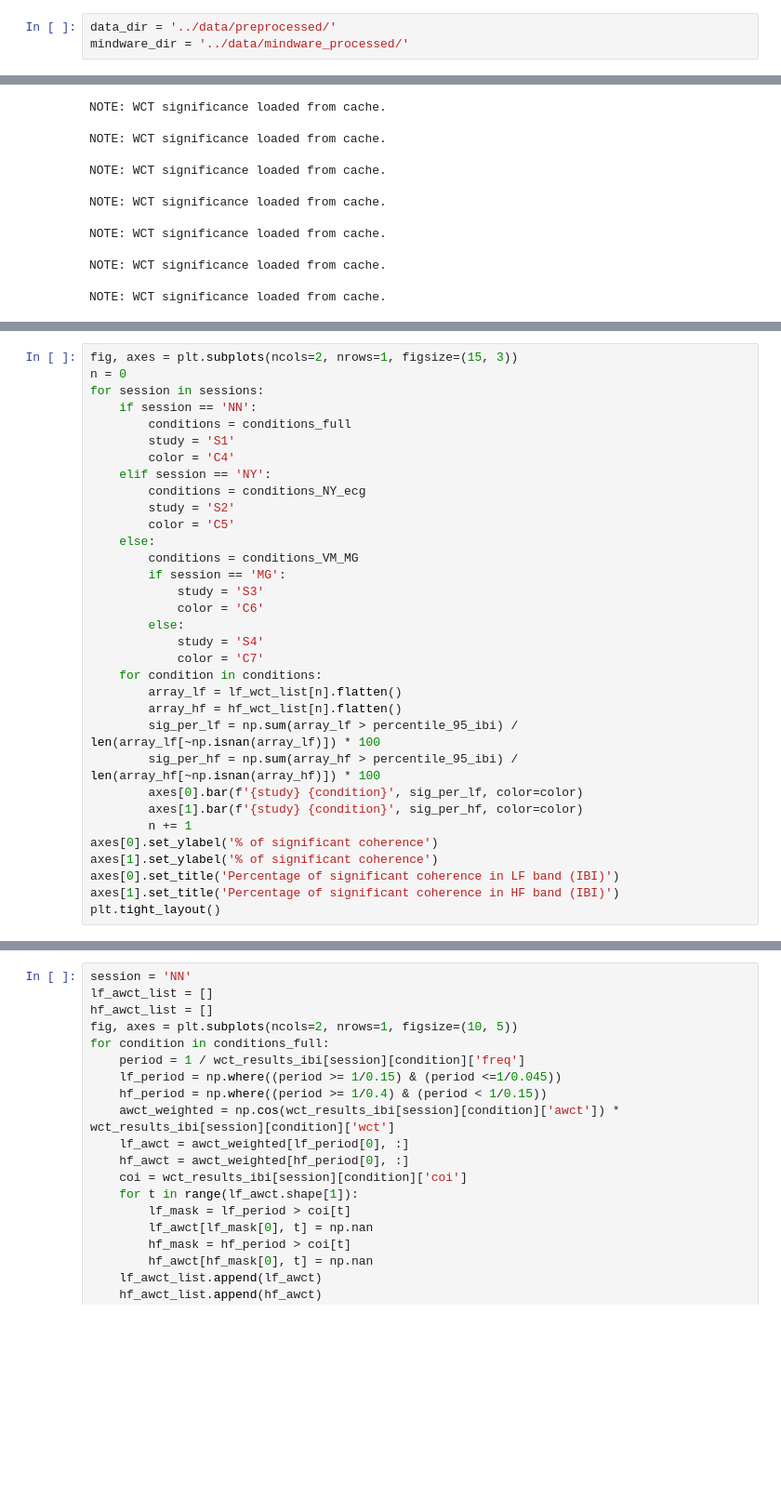
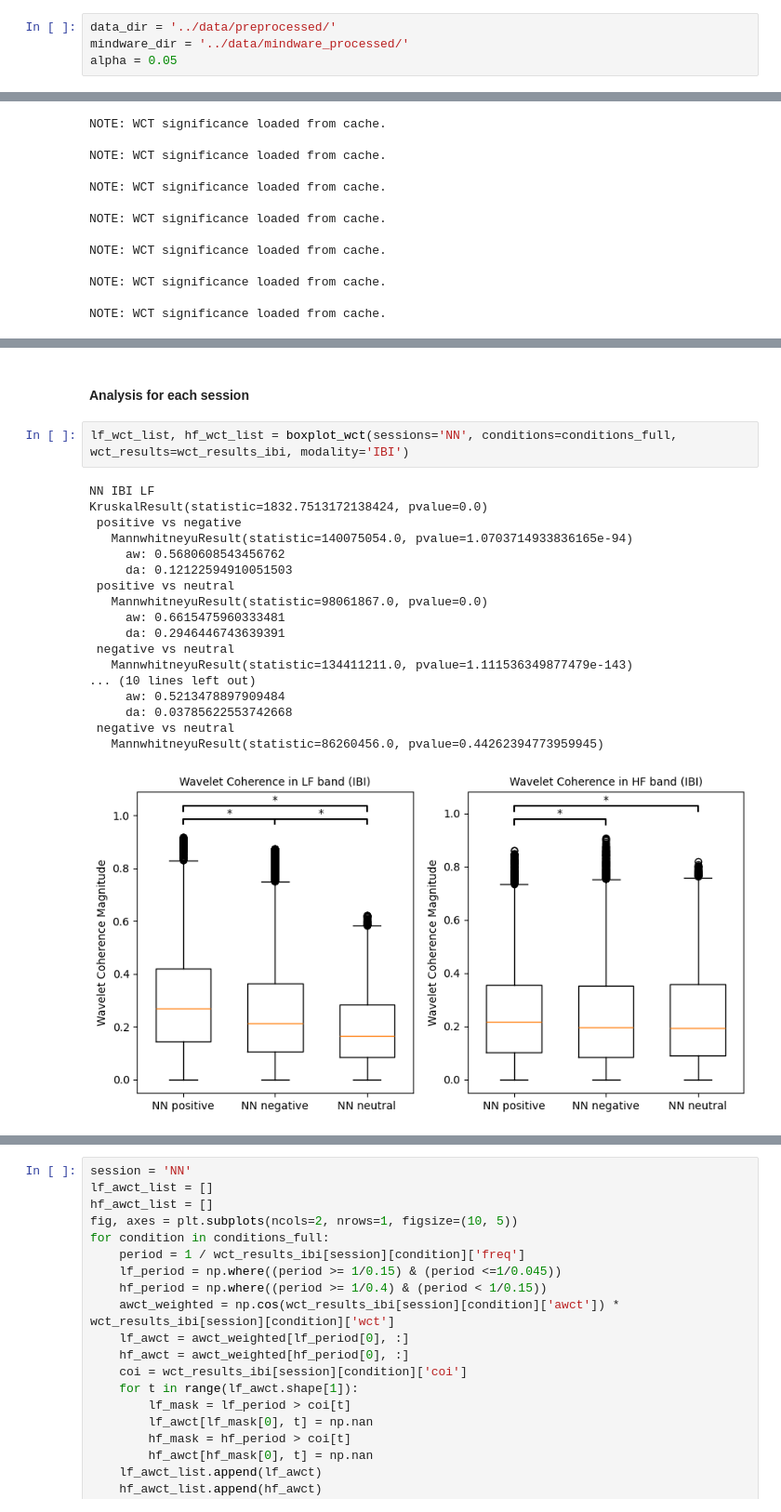
Before and after one commit to ynwtnb/linkage_analysis_pilot, a Jupyter notebook: notebook/wavelet_analysis.ipynb, the cells around one changed output, grey strips where cells are left out. Shown at 93% size. Drawn from its saved outputs; the diff is of its cells as text; blank space fills up the shorter version.

```diff
--- a/script/wavelet_analysis.ipynb
+++ b/notebook/wavelet_analysis.ipynb
@@ -24,6 +25,7 @@ import pickle
 # %%
 data_dir = '../data/preprocessed/'
 mindware_dir = '../data/mindware_processed/'
+alpha = 0.05
 # %%
 sessions = ['NN', 'NY', 'MG', 'VM']
 conditions_full = ['positive', 'negative', 'neutral']
@@ -945,33 +553,0 @@ Text(0, 0.5, 'Wavelet Coherence')
-# %%
-fig, axes = plt.subplots(ncols=2, nrows=1, figsize=(15, 3))
-n = 0
-for session in sessions:
-    if session == 'NN':
-        conditions = conditions_full
-        study = 'S1'
-        color = 'C4'
-    elif session == 'NY':
-        conditions = conditions_NY_ecg
-        study = 'S2'
-        color = 'C5'
-    else:
-        conditions = conditions_VM_MG
-        if session == 'MG':
-            study = 'S3'
-            color = 'C6'
-        else:
-            study = 'S4'
-            color = 'C7'
-    for condition in conditions:
-        array_lf = lf_wct_list[n].flatten()
-        array_hf = hf_wct_list[n].flatten()
-        sig_per_lf = np.sum(array_lf > percentile_95_ibi) / len(array_lf[~np.isnan(array_lf)]) * 100
-        sig_per_hf = np.sum(array_hf > percentile_95_ibi) / len(array_hf[~np.isnan(array_hf)]) * 100
-        axes[0].bar(f'{study} {condition}', sig_per_lf, color=color)
-        axes[1].bar(f'{study} {condition}', sig_per_hf, color=color)
-        n += 1
-axes[0].set_ylabel('% of significant coherence')
-axes[1].set_ylabel('% of significant coherence')
-axes[0].set_title('Percentage of significant coherence in LF band (IBI)')
-axes[1].set_title('Percentage of significant coherence in HF band (IBI)')
-plt.tight_layout()
@@ -979,0 +943,23 @@ plt.tight_layout()
+# %% [markdown]
+#### Analysis for each session
+# %%
+lf_wct_list, hf_wct_list = boxplot_wct(sessions='NN', conditions=conditions_full, wct_results=wct_results_ibi, modality='IBI')
+# %% [output]
+NN IBI LF
+KruskalResult(statistic=1832.7513172138424, pvalue=0.0)
+ positive vs negative
+   MannwhitneyuResult(statistic=140075054.0, pvalue=1.0703714933836165e-94)
+     aw: 0.5680608543456762
+     da: 0.12122594910051503
+ positive vs neutral
+   MannwhitneyuResult(statistic=98061867.0, pvalue=0.0)
+     aw: 0.6615475960333481
+     da: 0.2946446743639391
+ negative vs neutral
+   MannwhitneyuResult(statistic=134411211.0, pvalue=1.111536349877479e-143)
+... (10 lines left out)
+     aw: 0.5213478897909484
+     da: 0.03785622553742668
+ negative vs neutral
+   MannwhitneyuResult(statistic=86260456.0, pvalue=0.44262394773959945)
+[figure, added]
```
Also changed, not shown: parts of 118 cells of this notebook.
